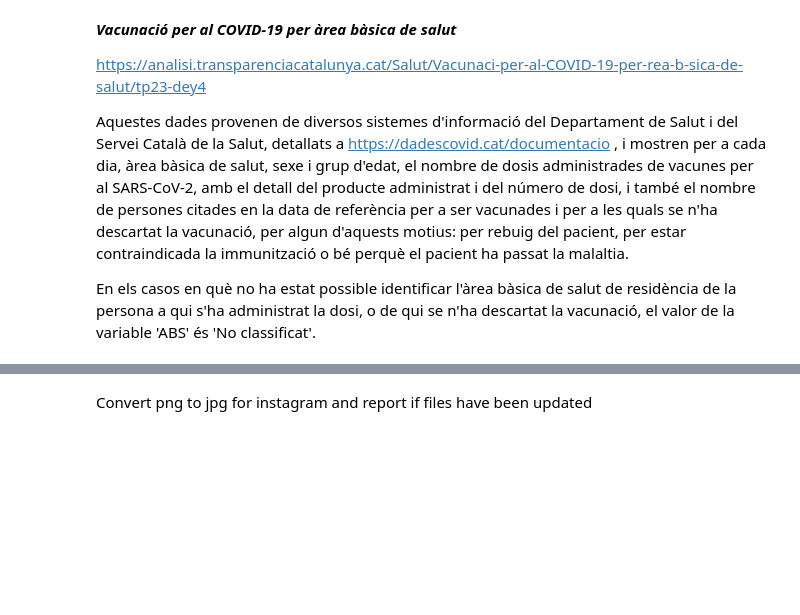
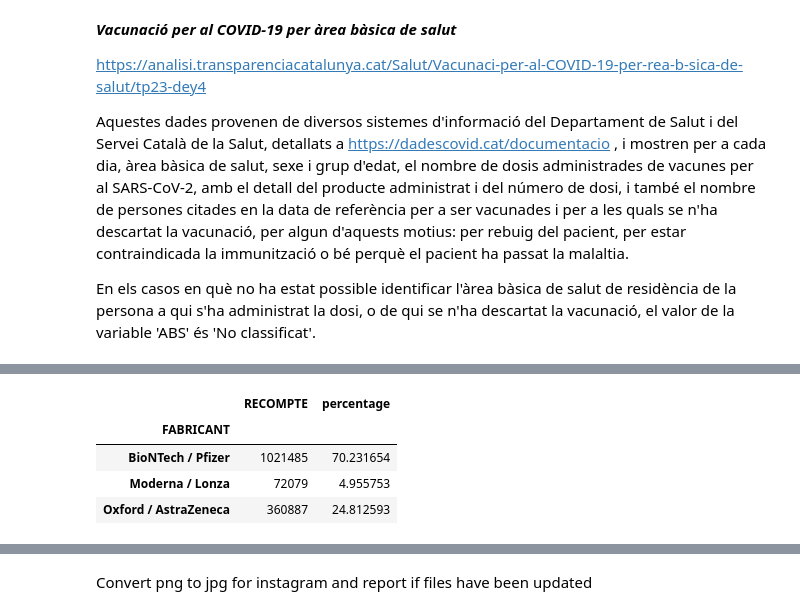
Before and after one commit to aalibes/CatCovidTracker, a Jupyter notebook: tracker.ipynb, the cells around one changed output, grey strips where cells are left out. Cells and saved outputs as stored; diff of their text form; code cells hidden in the pictures; blank space fills up the shorter version.

```diff
--- a/tracker.ipynb
+++ b/tracker.ipynb
@@ -650,8 +690,14 @@ plt.savefig('MapCurrentRegionRejectionCat.png')
 # %%
 casesdf = casesdf[casesdf.VACUNAT==1]
-fab = pd.DataFrame(casesdf.groupby(["FABRICANT"])["VACUNAT"].count())
-fab["percentage"] = 100* fab["VACUNAT"]/sum(fab.VACUNAT)
+fab = pd.DataFrame(casesdf.groupby("FABRICANT").sum()["RECOMPTE"])
+fab["percentage"] = 100* fab["RECOMPTE"]/sum(fab.RECOMPTE)
 fab
+# %% [output]
+|  | RECOMPTE | percentage |
+| FABRICANT |  |  |
+| BioNTech / Pfizer | 1021485 | 70.231654 |
+| Moderna / Lonza | 72079 | 4.955753 |
+| Oxford / AstraZeneca | 360887 | 24.812593 |
 # %%
 fig, ax = plt.subplots(figsize = (8,6))
 fig.suptitle("Catalonia: Distribution of vaccine doses administered by producer.")
```
Also changed, not shown: parts of 11 cells of this notebook, 2 other files.
